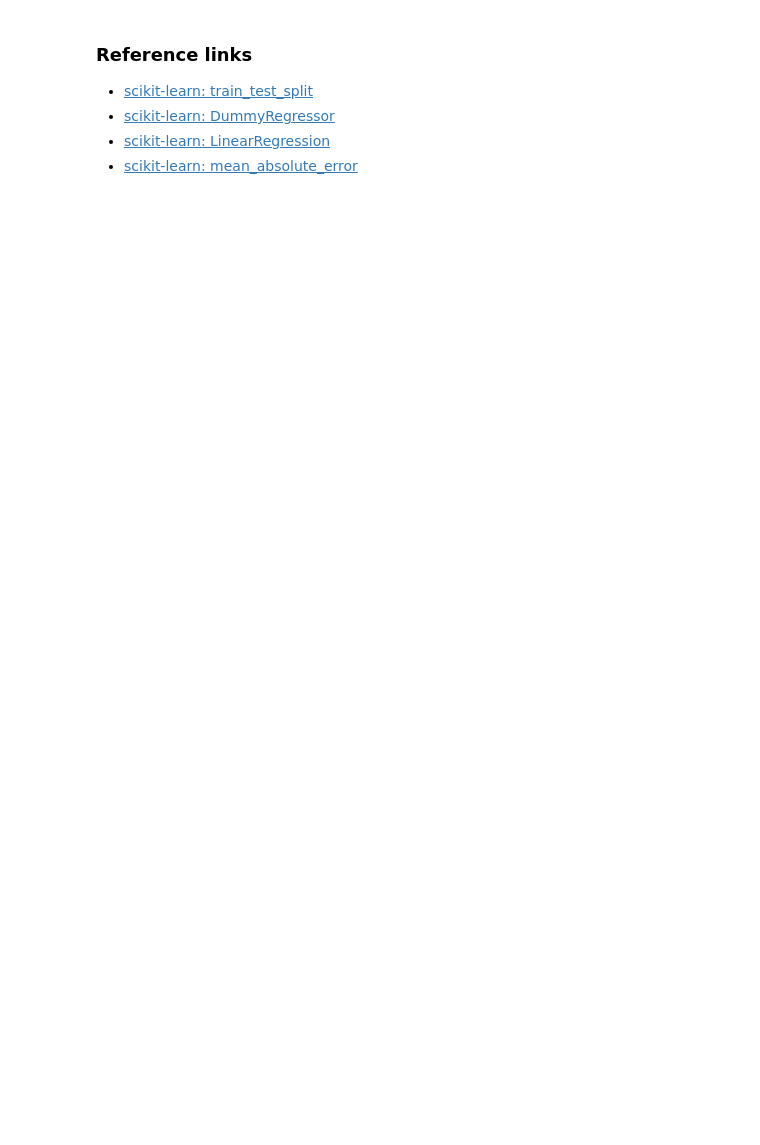
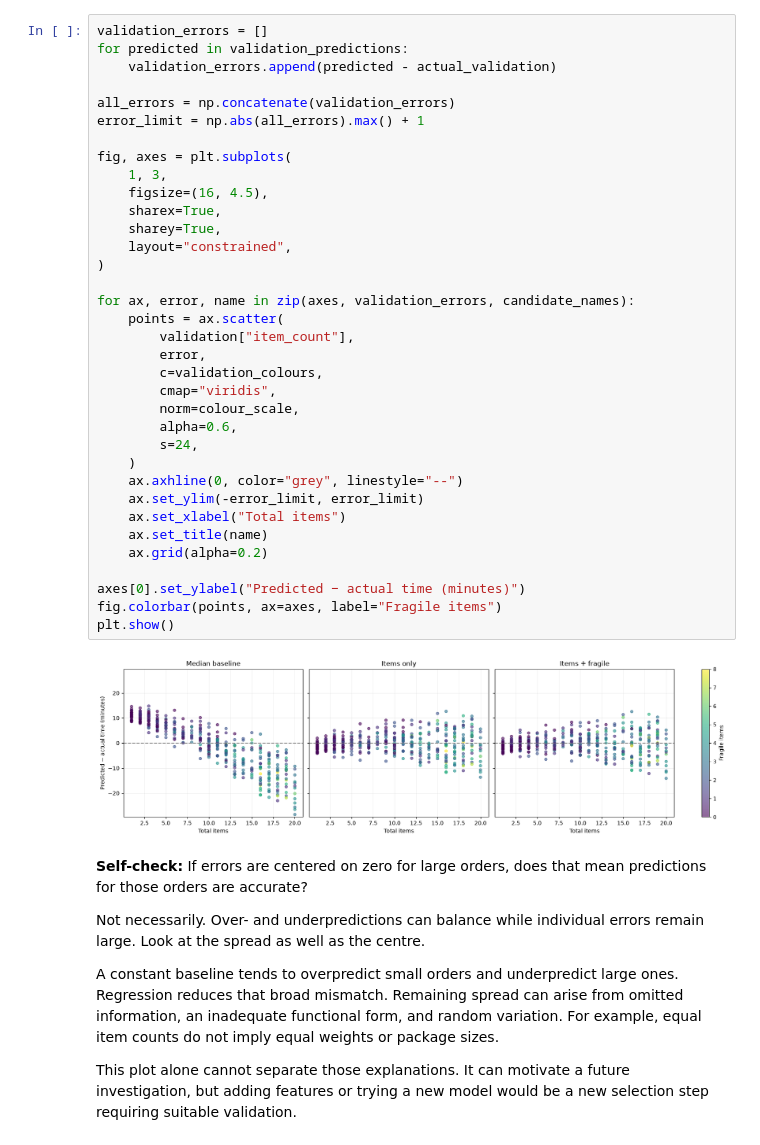
Before and after one commit to AlbertEMC2Stein/MAT-00-80-K-1_Introduction-to-Machine-Learning_Hands-On, a Jupyter notebook: week_03_scikit_learn_i.ipynb, the cells around one changed output. Drawn from its saved outputs; the diff is of its cells as text; blank space fills up the shorter version.

```diff
--- a/week_03_scikit_learn_i.ipynb
+++ b/week_03_scikit_learn_i.ipynb
@@ -508,6 +710,45 @@ Compare them with the generation formula. Why are they not exactly 2, 0.5, and 1
+# %%
+validation_errors = []
+for predicted in validation_predictions:
+    validation_errors.append(predicted - actual_validation)
+
+all_errors = np.concatenate(validation_errors)
+error_limit = np.abs(all_errors).max() + 1
+
+fig, axes = plt.subplots(
+    1, 3,
+    figsize=(16, 4.5),
+    sharex=True,
+    sharey=True,
+    layout="constrained",
+)
+
+for ax, error, name in zip(axes, validation_errors, candidate_names):
+    points = ax.scatter(
+        validation["item_count"],
+        error,
+        c=validation_colours,
+        cmap="viridis",
+        norm=colour_scale,
+        alpha=0.6,
+        s=24,
+    )
+    ax.axhline(0, color="grey", linestyle="--")
+    ax.set_ylim(-error_limit, error_limit)
+    ax.set_xlabel("Total items")
+    ax.set_title(name)
+    ax.grid(alpha=0.2)
+
+axes[0].set_ylabel("Predicted − actual time (minutes)")
+fig.colorbar(points, ax=axes, label="Fragile items")
+plt.show()
+# %% [output]
+[figure, added]
 # %% [markdown]
-### Reference links
-- [scikit-learn: train_test_split](https://scikit-learn.org/stable/modules/generated/sklearn.model_selection.train_test_split.html)
-- [scikit-learn: DummyRegressor](https://scikit-learn.org/stable/modules/generated/sklearn.dummy.DummyRegressor.html)
-- [scikit-learn: LinearRegression](https://scikit-learn.org/stable/modules/generated/sklearn.linear_model.LinearRegression.html)
-- [scikit-learn: mean_absolute_error](https://scikit-learn.org/stable/modules/generated/sklearn.metrics.mean_absolute_error.html)
+**Self-check:** If errors are centered on zero for large orders, does that mean predictions for those orders are accurate?
+
+Not necessarily. Over- and underpredictions can balance while individual errors remain large. Look at the spread as well as the centre.
+
+A constant baseline tends to overpredict small orders and underpredict large ones. Regression reduces that broad mismatch. Remaining spread can arise from omitted information, an inadequate functional form, and random variation. For example, equal item counts do not imply equal weights or package sizes.
+
+This plot alone cannot separate those explanations. It can motivate a future investigation, but adding features or trying a new model would be a new selection step requiring suitable validation.
```
Also changed, not shown: parts of 106 cells of this notebook.
